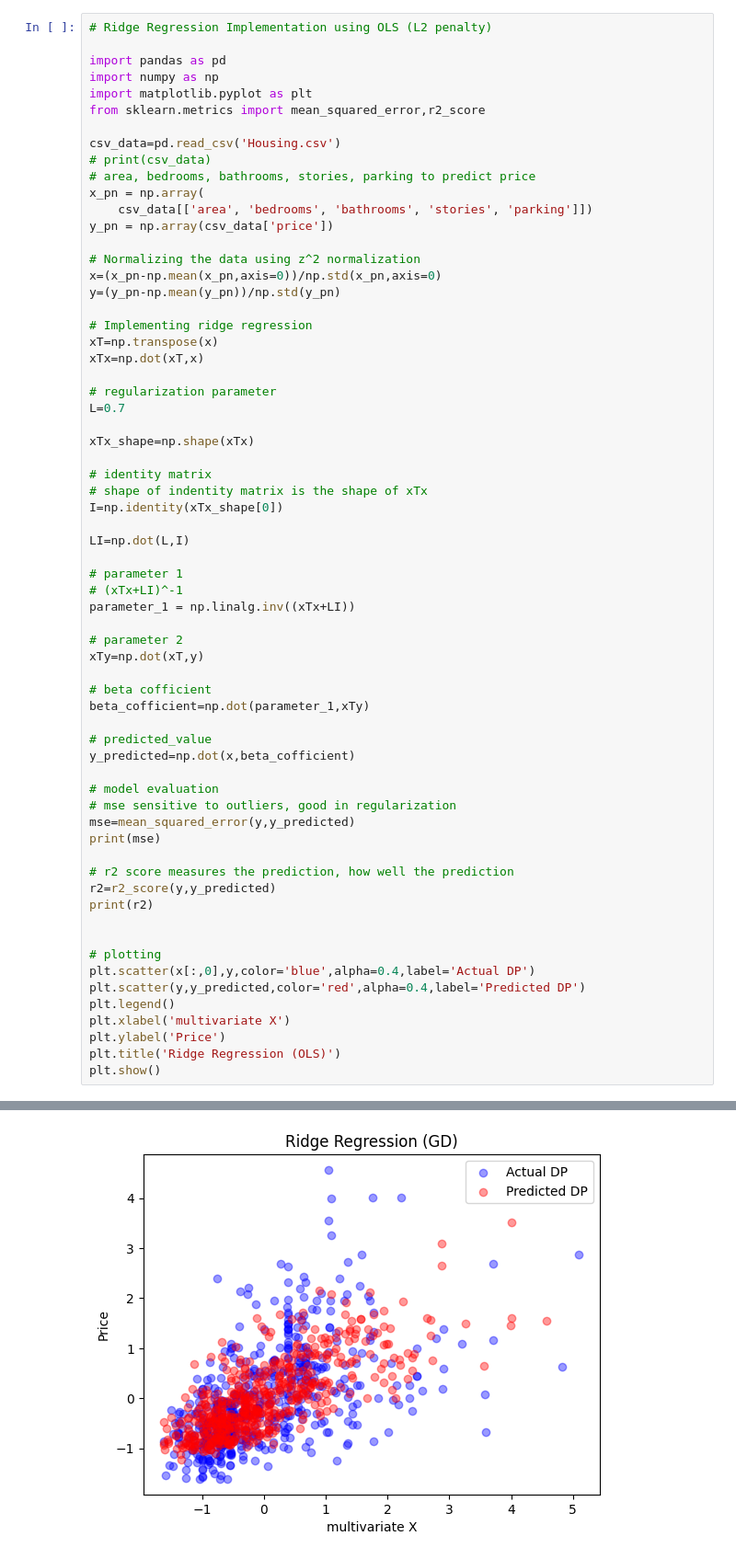
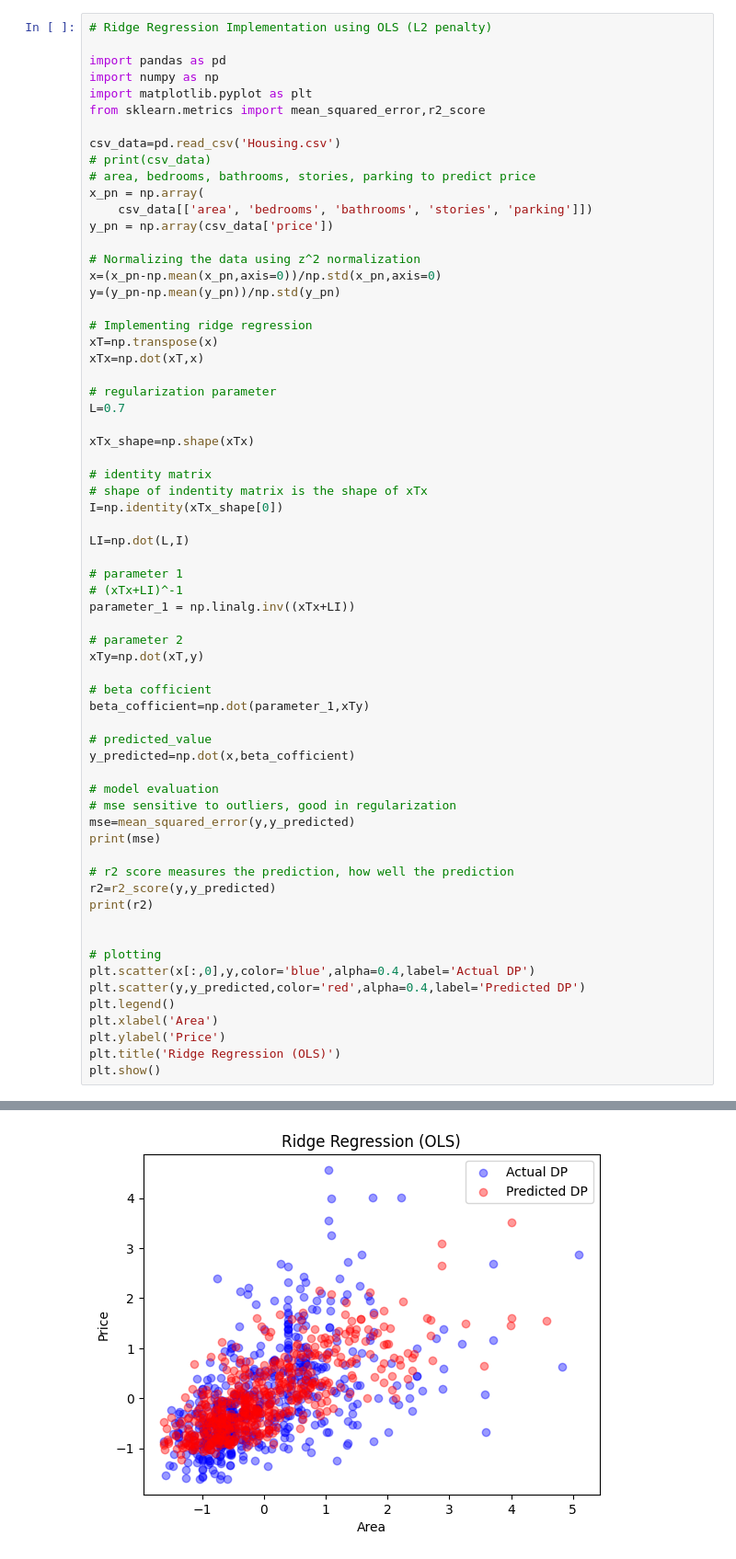
Before and after one commit to abhinandan2540/MLT-labwork, a Jupyter notebook: 02_sept_25/Q3_a.ipynb, the cells around one changed output, grey strips where cells are left out. Shown at 92% size. Saved outputs shown, nothing was run; the diff lists cells and outputs as text.

```diff
--- a/02_sept_25/Q3_a.ipynb
+++ b/02_sept_25/Q3_a.ipynb
@@ -38,32 +38,32 @@ parameter_1 = np.linalg.inv((xTx+LI))
 
 # parameter 2
 xTy=np.dot(xT,y)
 
 # beta cofficient
 beta_cofficient=np.dot(parameter_1,xTy)
 
 # predicted_value
 y_predicted=np.dot(x,beta_cofficient)
 
 # model evaluation
 # mse sensitive to outliers, good in regularization
 mse=mean_squared_error(y,y_predicted)
 print(mse)
 
 # r2 score measures the prediction, how well the prediction
 r2=r2_score(y,y_predicted)
 print(r2)
 
 
 # plotting
 plt.scatter(x[:,0],y,color='blue',alpha=0.4,label='Actual DP')
 plt.scatter(y,y_predicted,color='red',alpha=0.4,label='Predicted DP')
 plt.legend()
-plt.xlabel('multivariate X')
+plt.xlabel('Area')
 plt.ylabel('Price')
 plt.title('Ridge Regression (OLS)')
 plt.show()
 # %% [output]
 0.43841786277210903
 0.5615821372278909
-[figure, old version]
+[figure, new version]
```
